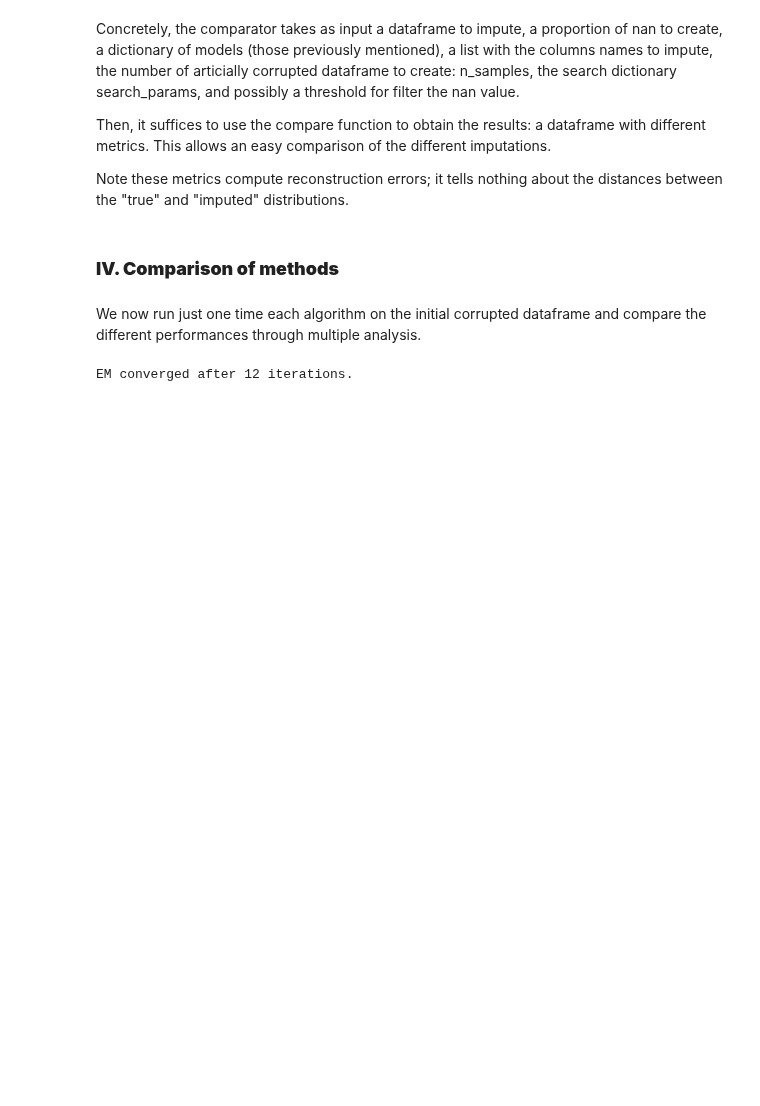
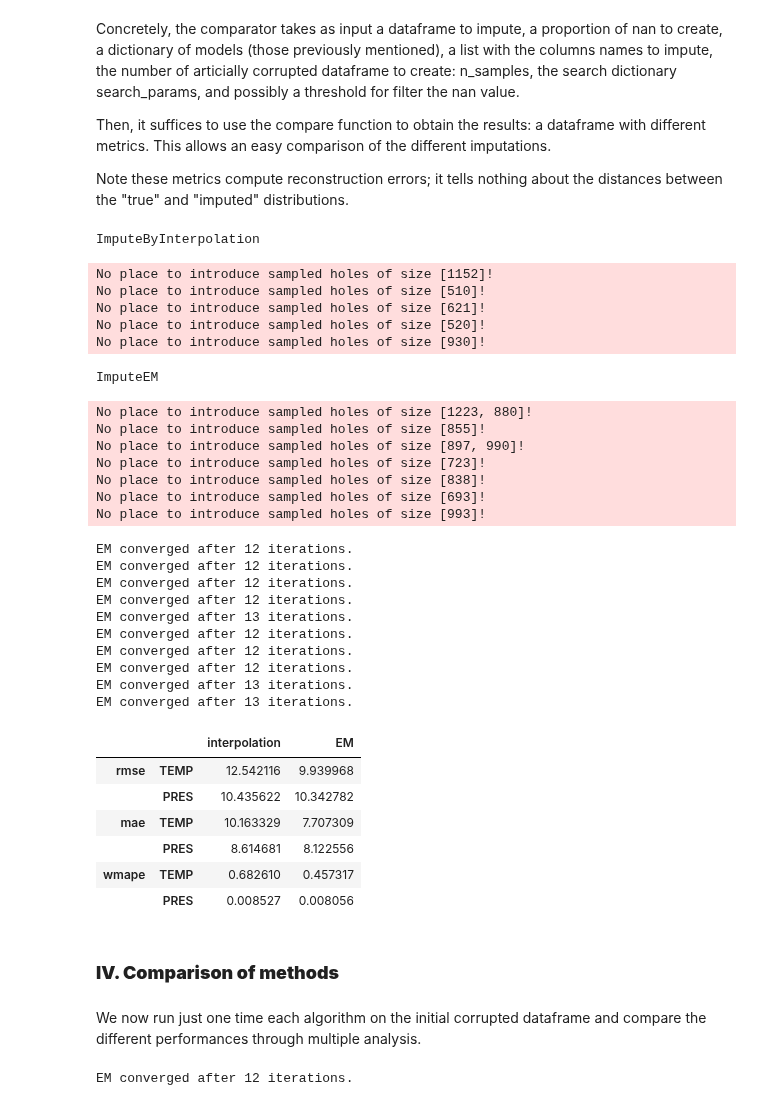
Before and after one commit to scikit-learn-contrib/qolmat, a Jupyter notebook: qolmat/notebooks/benchmark.ipynb, the cells around one changed output. Drawn from its saved outputs; the diff is of its cells as text; code cells hidden in the pictures; blank space fills up the shorter version.

```diff
--- a/qolmat/notebooks/benchmark.ipynb
+++ b/qolmat/notebooks/benchmark.ipynb
@@ -147,18 +147,50 @@ This allows an easy comparison of the different imputations.
 
 Note these metrics compute reconstruction errors; it tells nothing about the distances between the "true" and "imputed" distributions.
 # %%
-# generator_holes = missing_patterns.Markov1DHoleGenerator(n_splits=10)
-generator_holes = missing_patterns.RandomHoleGenerator(n_splits=10)
+generator_holes = missing_patterns.Markov1DHoleGenerator(n_splits=10)
+# generator_holes = missing_patterns.RandomHoleGenerator(n_splits=10)
 
 comparison = comparator.Comparator(
     dict_models,
     cols_to_impute,
     generator_holes = generator_holes,
     cv_folds=10,
     search_params=search_params,
 )
 results = comparison.compare(df_data)
 results
+# %% [output]
+ImputeByInterpolation
+No place to introduce sampled holes of size [1152]!
+No place to introduce sampled holes of size [510]!
+No place to introduce sampled holes of size [621]!
+No place to introduce sampled holes of size [520]!
+No place to introduce sampled holes of size [930]!
+ImputeEM
+No place to introduce sampled holes of size [1223, 880]!
+No place to introduce sampled holes of size [855]!
+No place to introduce sampled holes of size [897, 990]!
+No place to introduce sampled holes of size [723]!
+No place to introduce sampled holes of size [838]!
+No place to introduce sampled holes of size [693]!
+No place to introduce sampled holes of size [993]!
+EM converged after 12 iterations.
+EM converged after 12 iterations.
+EM converged after 12 iterations.
+EM converged after 12 iterations.
+EM converged after 13 iterations.
+EM converged after 12 iterations.
+EM converged after 12 iterations.
+EM converged after 12 iterations.
+EM converged after 13 iterations.
+EM converged after 13 iterations.
+|  |  | interpolation | EM |
+| rmse | TEMP | 12.542116 | 9.939968 |
+|  | PRES | 10.435622 | 10.342782 |
+| mae | TEMP | 10.163329 | 7.707309 |
+|  | PRES | 8.614681 | 8.122556 |
+| wmape | TEMP | 0.682610 | 0.457317 |
+|  | PRES | 0.008527 | 0.008056 |
 # %% [markdown]
 ### **IV. Comparison of methods**
 # %% [markdown]
```
Also changed, not shown: parts of 3 cells of this notebook.
